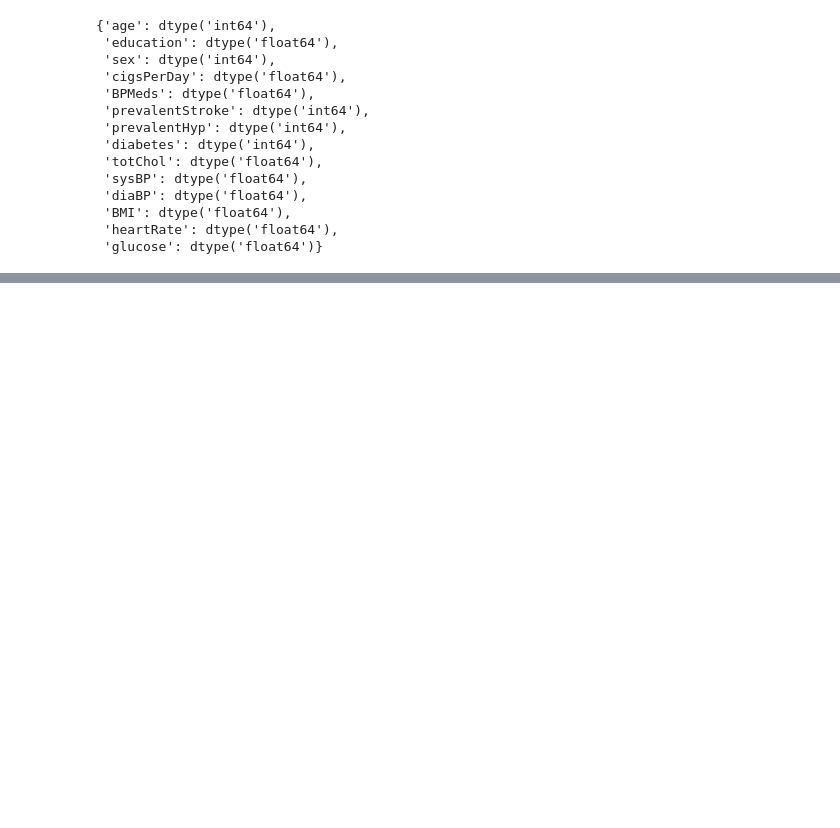
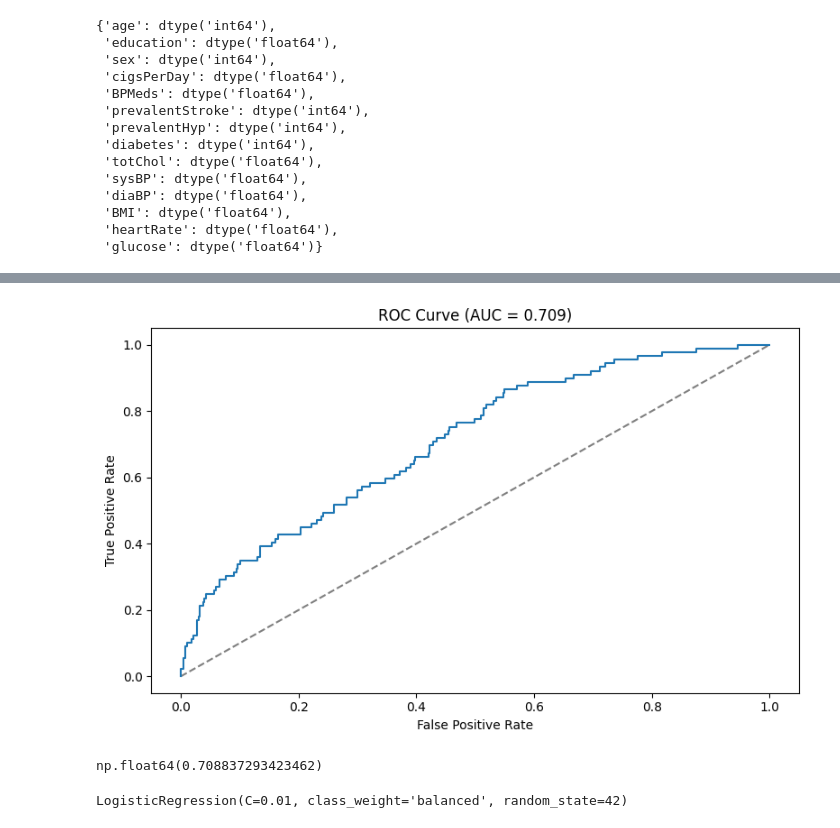
Before and after one commit to mtfattahpour/chd-prediction, a Jupyter notebook: notebooks/model_training.ipynb, the cells around one changed output, grey strips where cells are left out. Cells and saved outputs as stored; diff of their text form; code cells hidden in the pictures; blank space fills up the shorter version.

```diff
--- a/notebooks/model_training.ipynb
+++ b/notebooks/model_training.ipynb
@@ -144,0 +221,16 @@ from xgboost import XGBClassifier
+# %%
+plot_roc(lr_grid, X_test_scaled, y_test)
+# %% [output]
+[figure, added]
+np.float64(0.708837293423462)
+# %%
+# Let's try without SMOTE
+lr_model = LogisticRegression(
+    penalty='l2', C=0.01, class_weight='balanced', random_state=42
+)
+scaler = StandardScaler()
+X_train_scaled = X_train.copy()
+X_train_scaled[numerics] = scaler.fit_transform(X_train[numerics])
+lr_model.fit(X_train_scaled, y_train)
+# %% [output]
+LogisticRegression(C=0.01, class_weight='balanced', random_state=42)
```
Also changed, not shown: parts of 11 cells of this notebook.
